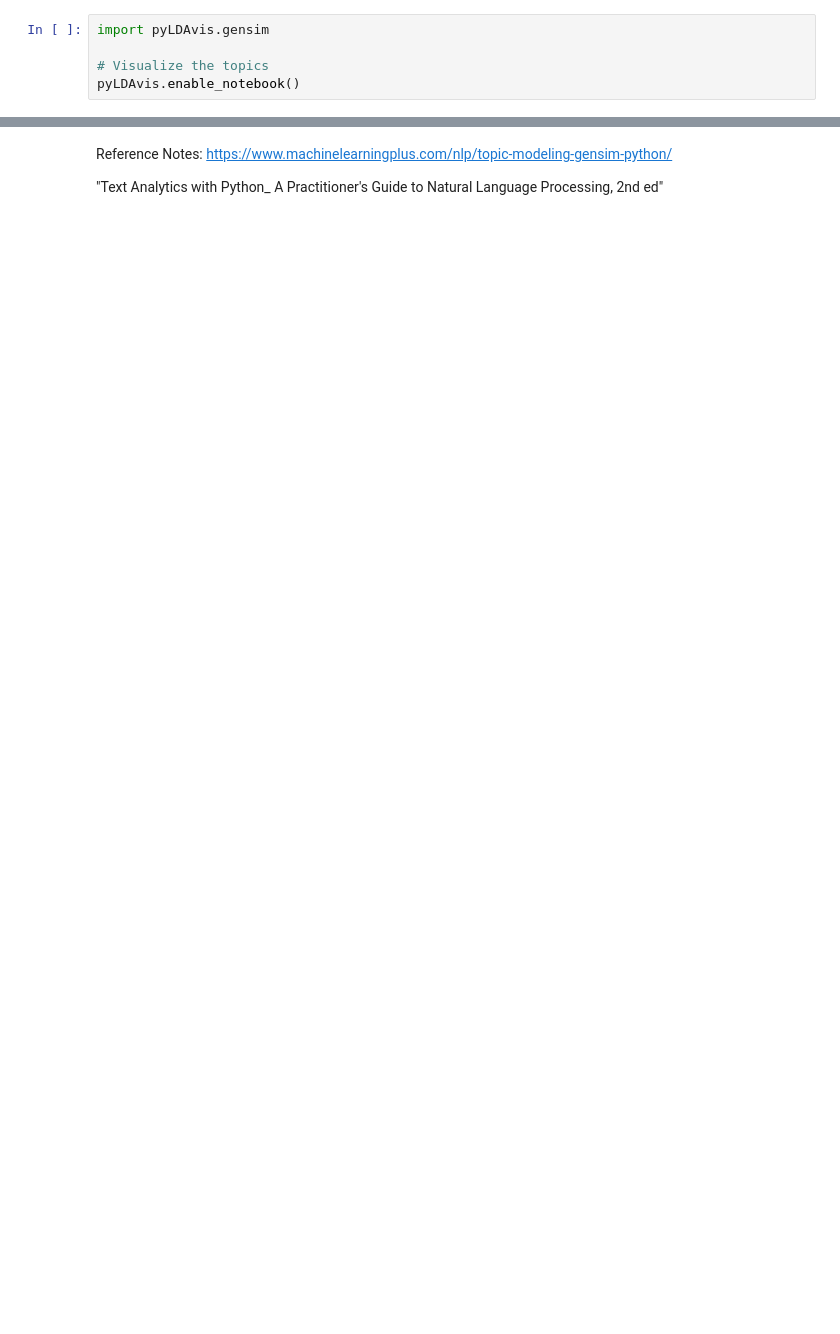
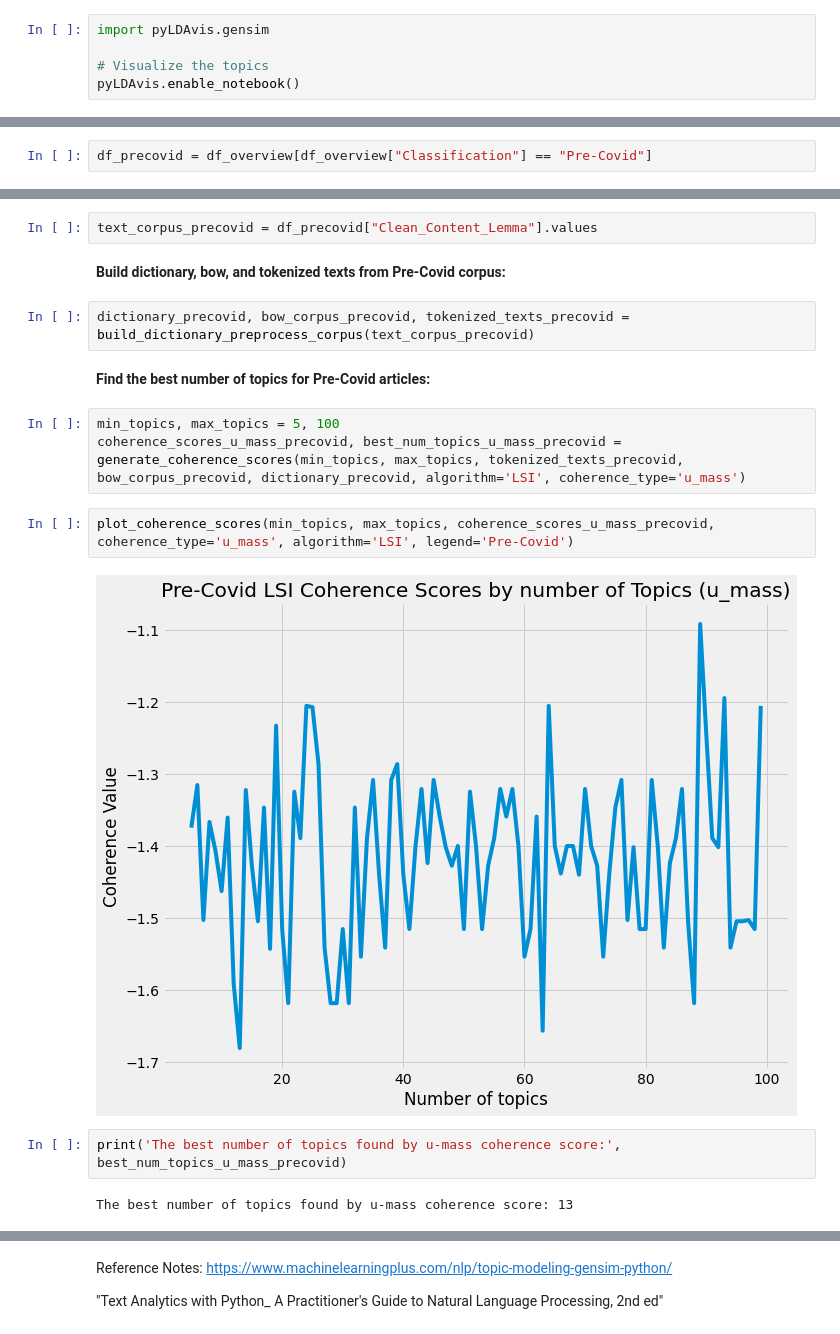
Before and after one commit to VintageGold/Text_Summarization, a Jupyter notebook: Topic_Modeling_YunpengLi.ipynb, the cells around one changed output, grey strips where cells are left out. Drawn from its saved outputs; the diff is of its cells as text; blank space fills up the shorter version.

```diff
--- a/Topic_Modeling_YunpengLi.ipynb
+++ b/Topic_Modeling_YunpengLi.ipynb
@@ -530,0 +527,2 @@ if(debug):
+# %%
+df_precovid = df_overview[df_overview["Classification"] == "Pre-Covid"]
@@ -530,0 +540,19 @@ if(debug):
+# %%
+text_corpus_precovid = df_precovid["Clean_Content_Lemma"].values
+# %% [markdown]
+**Build dictionary, bow, and tokenized texts from Pre-Covid corpus:**
+# %%
+dictionary_precovid, bow_corpus_precovid, tokenized_texts_precovid = build_dictionary_preprocess_corpus(text_corpus_precovid)
+# %% [markdown]
+**Find the best number of topics for Pre-Covid articles:**
+# %%
+min_topics, max_topics = 5, 100
+coherence_scores_u_mass_precovid, best_num_topics_u_mass_precovid = generate_coherence_scores(min_topics, max_topics, tokenized_texts_precovid, bow_corpus_precovid, dictionary_precovid, algorithm='LSI', coherence_type='u_mass')
+# %%
+plot_coherence_scores(min_topics, max_topics, coherence_scores_u_mass_precovid, coherence_type='u_mass', algorithm='LSI', legend='Pre-Covid')
+# %% [output]
+[figure, added]
+# %%
+print('The best number of topics found by u-mass coherence score:', best_num_topics_u_mass_precovid)
+# %% [output]
+The best number of topics found by u-mass coherence score: 13
```
Also changed, not shown: parts of 67 cells of this notebook.
